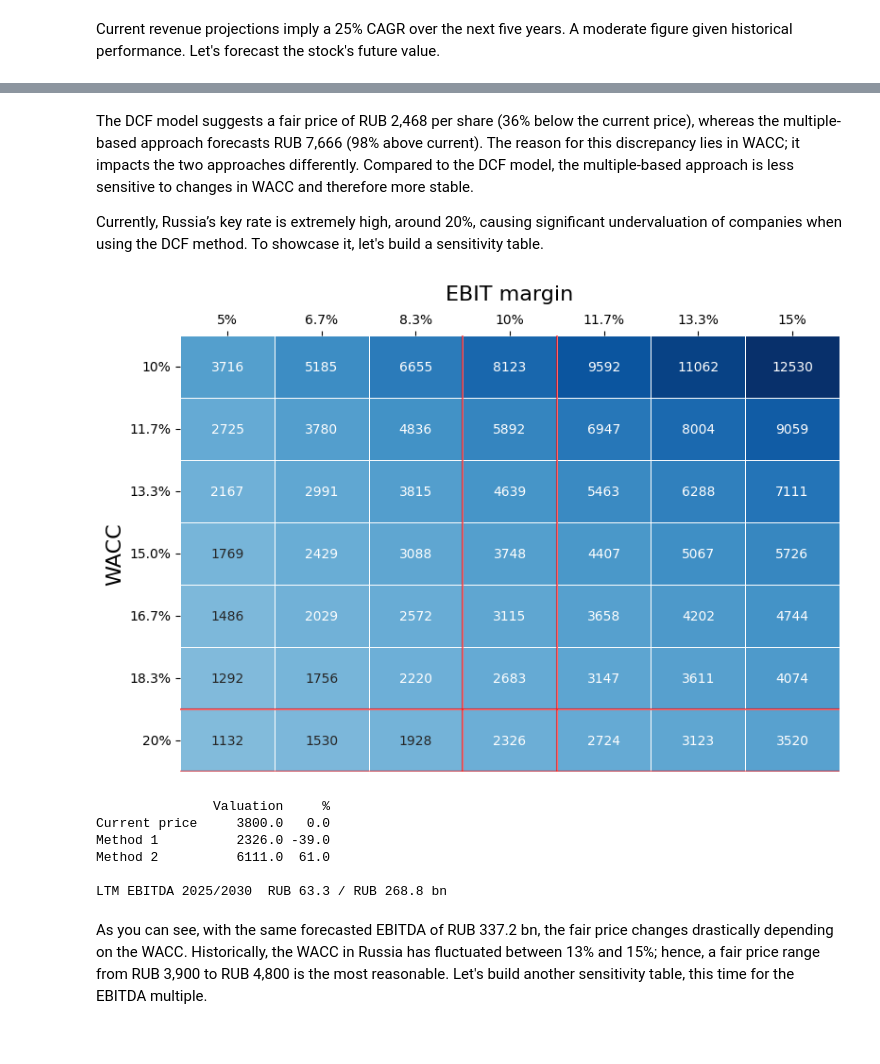
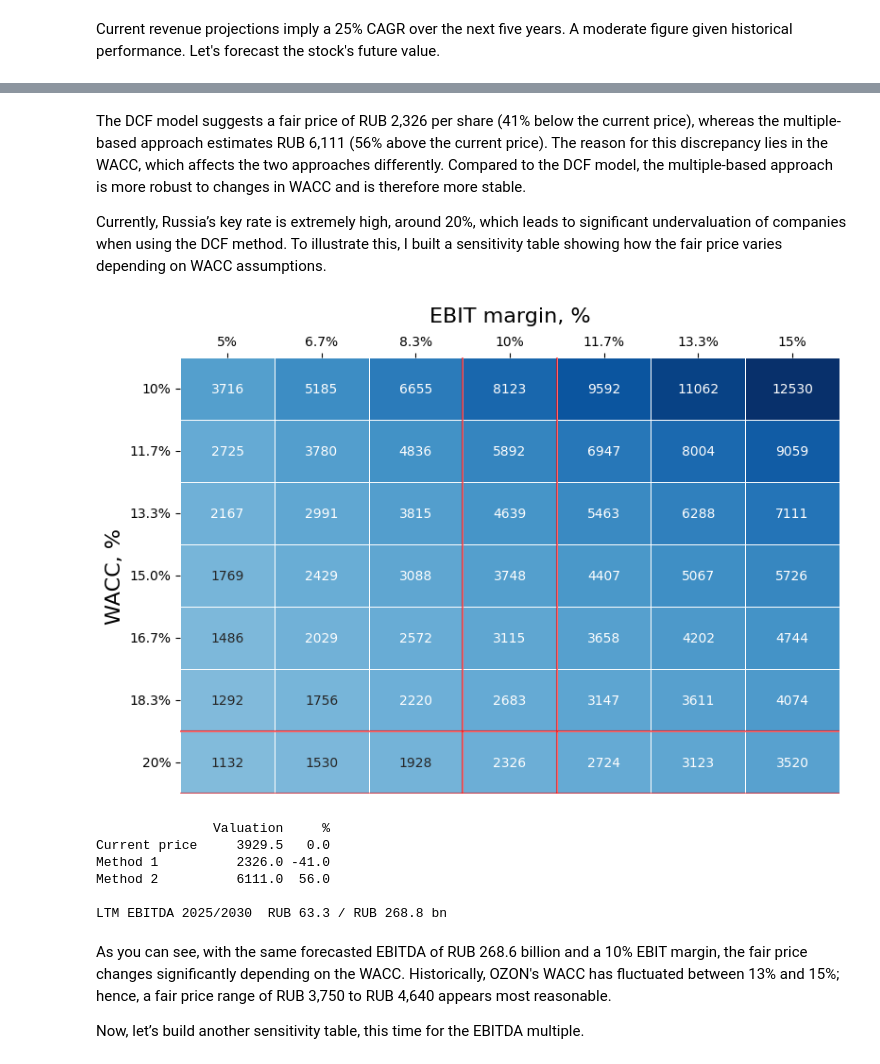
Before and after one commit to Sergei-Ryzhkov/Projects, a Jupyter notebook: OZON analysis.ipynb, the cells around one changed output, grey strips where cells are left out. Drawn from its saved outputs; the diff is of its cells as text; code cells hidden in the pictures.

```diff
--- a/OZON analysis.ipynb
+++ b/OZON analysis.ipynb
@@ -364,7 +369,7 @@ Expenses_figure, expv = plt.subplots(figsize=(9, 6))
 expv.set_title('Expenses Breakdown, bn rubles', fontsize=20, **font, color=f_colors[0], alpha=0.95)
 for i in range(len(exp_str)):
     expv.bar(dates_q, exp_str.iloc[i, -quarters_analysed:], color=ozon_colors_exp[i],
-             bottom=exp_str.iloc[:i, -quarters_analysed:].sum(), label=labels_exp[i], width=0.8)
+             bottom=exp_str.iloc[:i, -quarters_analysed:].sum(), label=labels_exp[i], width=0.7)
 expv.xaxis.set_tick_params(rotation=45, labelsize=9)
 expv.margins(x=0.01)
 expv.set_ylim(0, exp_str.iloc[:, -quarters_analysed:].sum().max() * 1.1)
@@ -372,7 +377,7 @@ expv.legend(loc='lower center', bbox_to_anchor=(0.5, -0.22), ncol=len(exp_str))
 for i in range(exp_str.shape[0]):
     for j in range(exp_str.shape[1]):
         if exp_str.iloc[i, j] > 6:
-            expv.text(dates_q.iloc[j], exp_str.iloc[:i, j].sum() + exp_str.iloc[i, j] * 0.4,
+            expv.text(dates_q.iloc[j], exp_str.iloc[:i, j].sum() + exp_str.iloc[i, j] * 0.35,
                       str(round(exp_str.iloc[i, -quarters_analysed + j], 1)), ha='center')
 for key, spine in expv.spines.items():
     if key != 'bottom':
@@ -380,5 +385,5 @@ for key, spine in expv.spines.items():
 expv.yaxis.set_visible(False)
 plt.show()
 print(f"Total operating expenses RUB {round(-ozon_plq.iloc[6:11,-1].sum(), 1)} bn")
-print(f"Pct change {round(-ozon_plq.iloc[6:11,-5:].sum().pct_change(4).dropna().item()*100, 1)}%")
+print(f"Pct change {round(-ozon_plq.iloc[6:11,-5:].sum().pct_change(4).dropna().item()*100, 1)}% YoY")
 # %% [output]
@@ -393,7 +398,7 @@ Total operating expenses amounted to RUB 191.6 bn, +53.8% YoY. The main contribu
 operating_maring = round((ozon_plq.iloc[11, -quarters_analysed:] / ozon_plq.iloc[1, -quarters_analysed:] * 100).astype(float), 1)
 
 Oper_inc_figure, (opv, opm) = plt.subplots(2, 1, figsize=(9, 6), height_ratios=(1.5, 1))
-bars = opv.bar(dates_q, ozon_plq.iloc[11, -quarters_analysed:], width=0.5, color=f_colors[2])
+bars = opv.bar(dates_q, ozon_plq.iloc[11, -quarters_analysed:], width=0.45, color=f_colors[2])
 for i in [-1, -5]:
     bars[i].set_color(colors[3])
 opv.xaxis.set_tick_params(rotation=45, labelsize=8)
@@ -507,7 +512,7 @@ The amount of debt and cash has been staying at the same level for the last two
 net_margin = round((ozon_plq.iloc[19, -quarters_analysed:] / ozon_plq.iloc[1, -quarters_analysed:] * 100).astype(float), 2)
 
 Profits_figure, (pfv, pfm) = plt.subplots(2,1, figsize=(9, 6), height_ratios=(1.5, 1))
-bars = pfv.bar(dates_q, ozon_plq.iloc[19, -quarters_analysed:], width=0.5, color=f_colors[2])
+bars = pfv.bar(dates_q, ozon_plq.iloc[19, -quarters_analysed:], width=0.45, color=f_colors[2])
 for i in [-1, -5]:
     bars[i].set_color(colors[3])
 pfv.xaxis.set_tick_params(rotation=45, labelsize=8)
@@ -540,7 +545,7 @@ Net income, however, remained negative. In Q1 2025, the loss amounted to RUB 7.9
 cf_labels = ['OCF', 'CAPEX', 'FCF']
 cash_flows = pd.DataFrame([ozon_cfq.iloc[20, -quarters_analysed:], ozon_cfq.iloc[42, -quarters_analysed:], (ozon_cfq.iloc[20, -quarters_analysed:] + ozon_cfq.iloc[42, -quarters_analysed:])], index=cf_labels)
 cf_colors = ['#8FCCEC', '#D9D9D9','#F1D078']
-cf_width = 0.25
+cf_width = 0.3
 
 CF_figure, cfv = plt.subplots(figsize=(10, 6))
 for i in range(cash_flows.shape[0]):
@@ -672,10 +677,8 @@ potential_table
 # %% [markdown]
-The DCF model suggests a fair price of RUB 2,468 per share (36% below the current price), whereas the multiple-based approach forecasts RUB 7,666 (98% above current). The reason for this discrepancy lies in WACC; it impacts the two approaches differently. Compared to the DCF model, the multiple-based approach is less sensitive to changes in WACC and therefore more stable.
+The DCF model suggests a fair price of RUB 2,326 per share (41% below the current price), whereas the multiple-based approach estimates RUB 6,111 (56% above the current price). The reason for this discrepancy lies in the WACC, which affects the two approaches differently. Compared to the DCF model, the multiple-based approach is more robust to changes in WACC and is therefore more stable.
 
-Currently, Russia’s key rate is extremely high, around 20%, causing significant undervaluation of companies when using the DCF method. To showcase it, let's build a sensitivity table.
+Currently, Russia’s key rate is extremely high, around 20%, which leads to significant undervaluation of companies when using the DCF method. To illustrate this, I built a sensitivity table showing how the fair price varies depending on WACC assumptions.
 # %%
-
-
 # Create a sensitivy table
 WACC_range = [int(x * 100) if (x * 100).is_integer() else round(x * 100, 1)  for x in np.linspace(0.1, wacc, 7)]
 EBIT_marg_ranges = np.linspace(0.05, 0.15, 7)
@@ -690,44 +693,46 @@ for i, w in enumerate(WACC_range):
         TAX = round(EBIT * -tax_rate, 2)
         FCF = EBIT + TAX + projection['CAPEX'] + projection['NWC'] + projection['Amort']
         WACC = round((1 / (1 + (w / 100) / 4)) ** pd.Series(range(1, len(projection) + 1), index=projection.index), 2)
         DCF_sum = (FCF * WACC).sum()
         Final_FCF = FCF.iloc[-4:].sum()
         TV = (Final_FCF * (1 + terminal_growth)) / (w / 100 - terminal_growth)
         PV_TV = TV * WACC.iloc[-4:].mean()
         fair_price_n = (PV_TV + DCF_sum - net_debt) * 1_000_000_000 / shares
         sensitivity_WACC.iloc[i, j] = round((fair_price_n))
 
 
 #Create a sensitivity map
 sens_values = sensitivity_WACC.values.astype(int)
 
 Figure_sens_wacc, swf = plt.subplots(figsize=(9,6))
 swf = sns.heatmap(sens_values, xticklabels=sensitivity_WACC.columns, yticklabels=sensitivity_WACC.index,
                   center=fair_price, annot=True, fmt=".0f", cmap='Blues',
                   linewidths=0.5, ax=swf, cbar=False)
 swf.tick_params(axis='x', which='both', top=True, labeltop=True, labelbottom=False)
 swf.xaxis.set_ticks_position('top')
 swf.yaxis.set_tick_params(rotation=0)
 swf.xaxis.set_label_position('top')  # Move the label to the top
-swf.set_xlabel('EBIT margin', fontsize=16, labelpad=10)
-swf.set_ylabel('WACC', fontsize=16)
+swf.set_xlabel('EBIT margin, %', fontsize=16, labelpad=10)
+swf.set_ylabel('WACC, %', fontsize=16)
 swf.axvline(3, color='red', alpha=0.6)
 swf.axvline(4, color='red', alpha=0.6)
 swf.axhline(6, color='red', alpha=0.6)
 swf.axhline(7, color='red', alpha=0.6)
 plt.show()
 print(potential_table, end='\n\n')
 print(f"LTM EBITDA 2025/2030  RUB {round(ozon_plq.iloc[-1, -4:].sum(), 1)} / RUB {round(projection['EBITDA'].iloc[-4:].sum(), 1)} bn")
 # %% [output]
-[figure, old version]
+[figure, new version]
                Valuation     %
-Current price     3800.0   0.0
-Method 1          2326.0 -39.0
-Method 2          6111.0  61.0
+Current price     3929.5   0.0
+Method 1          2326.0 -41.0
+Method 2          6111.0  56.0
 
 LTM EBITDA 2025/2030  RUB 63.3 / RUB 268.8 bn
 # %% [markdown]
-As you can see, with the same forecasted EBITDA of RUB 337.2 bn, the fair price changes drastically depending on the WACC. Historically, the WACC in Russia has fluctuated between 13% and 15%; hence, a fair price range from RUB 3,900 to RUB 4,800 is the most reasonable. Let's build another sensitivity table, this time for the EBITDA multiple.
+As you can see, with the same forecasted EBITDA of RUB 268.6 billion and a 10% EBIT margin, the fair price changes significantly depending on the WACC. Historically, OZON's WACC has fluctuated between 13% and 15%; hence, a fair price range of RUB 3,750 to RUB 4,640 appears most reasonable.
+
+Now, let’s build another sensitivity table, this time for the EBITDA multiple.
 # %%
 
 
```
Also changed, not shown: parts of 24 cells of this notebook, 1 other file.
